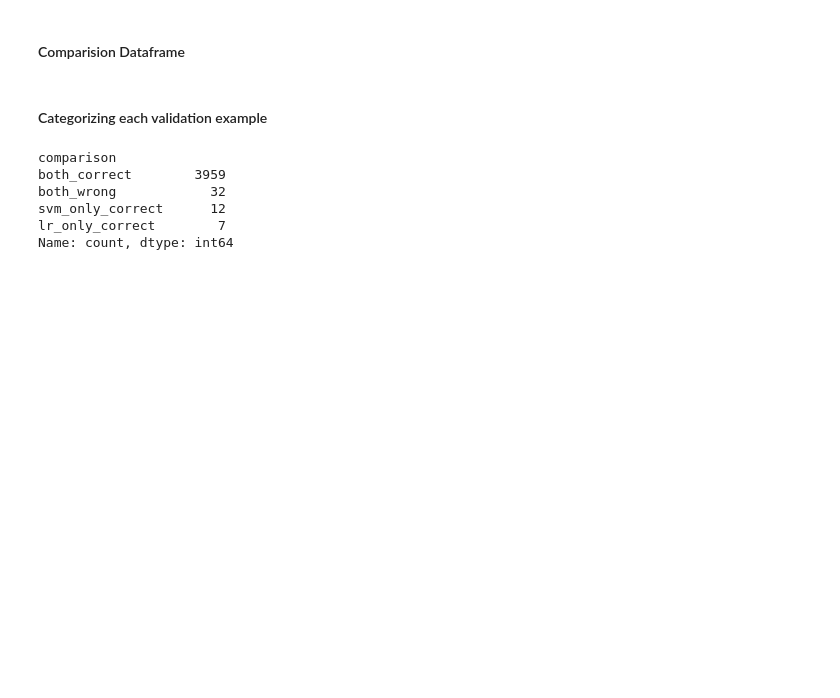
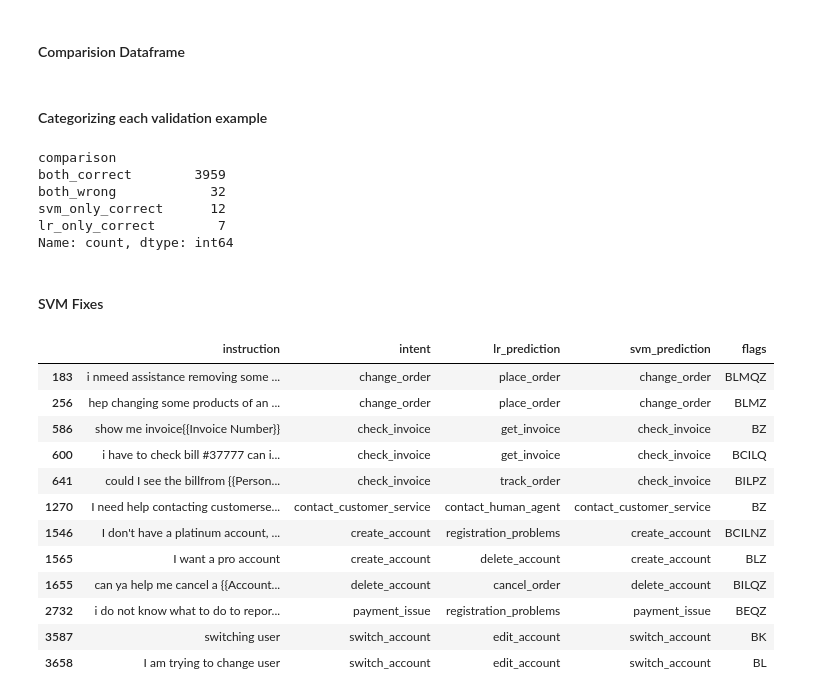
Before and after one commit to ribhupramanik/ResolveAI, a Jupyter notebook: notebooks/02_baseline_models.ipynb, the cells around one changed output. Saved outputs shown, nothing was run; the diff lists cells and outputs as text; code cells hidden in the pictures; blank space fills up the shorter version.

```diff
--- a/notebooks/02_baseline_models.ipynb
+++ b/notebooks/02_baseline_models.ipynb
@@ -831,3 +831,34 @@ both_wrong            32
 svm_only_correct      12
 lr_only_correct        7
 Name: count, dtype: int64
+# %% [markdown]
+#### SVM Fixes
+# %%
+svm_wins = comparison_df[
+    comparison_df["comparison"]
+    == "svm_only_correct"
+]
+
+svm_wins[
+    [
+        "instruction",
+        "intent",
+        "lr_prediction",
+        "svm_prediction",
+        "flags"
+    ]
+]
+# %% [output]
+|  | instruction | intent | lr_prediction | svm_prediction | flags |
+| 183 | i nmeed assistance removing some ... | change_order | place_order | change_order | BLMQZ |
+| 256 | hep changing some products of an ... | change_order | place_order | change_order | BLMZ |
+| 586 | show me invoice{{Invoice Number}} | check_invoice | get_invoice | check_invoice | BZ |
+| 600 | i have to check bill #37777 can i... | check_invoice | get_invoice | check_invoice | BCILQ |
+| 641 | could I see the billfrom {{Person... | check_invoice | track_order | check_invoice | BILPZ |
+| 1270 | I need help contacting customerse... | contact_customer_service | contact_human_agent | contact_customer_service | BZ |
+| 1546 | I don't have a platinum account, ... | create_account | registration_problems | create_account | BCILNZ |
+| 1565 | I want a pro account | create_account | delete_account | create_account | BLZ |
+| 1655 | can ya help me cancel a {{Account... | delete_account | cancel_order | delete_account | BILQZ |
+| 2732 | i do not know what to do to repor... | payment_issue | registration_problems | payment_issue | BEQZ |
+| 3587 | switching user | switch_account | edit_account | switch_account | BK |
+| 3658 | I am trying to change user | switch_account | edit_account | switch_account | BL |
```
Also changed, not shown: parts of 4 cells of this notebook.
